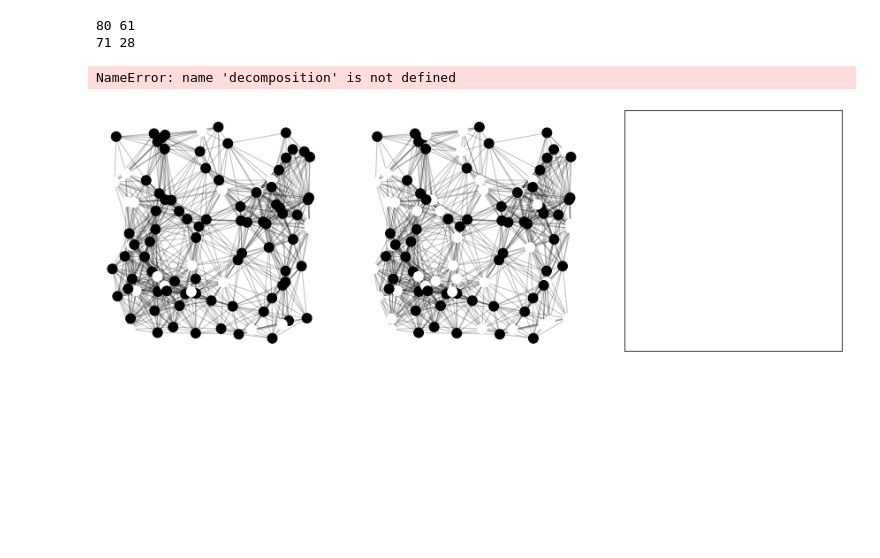
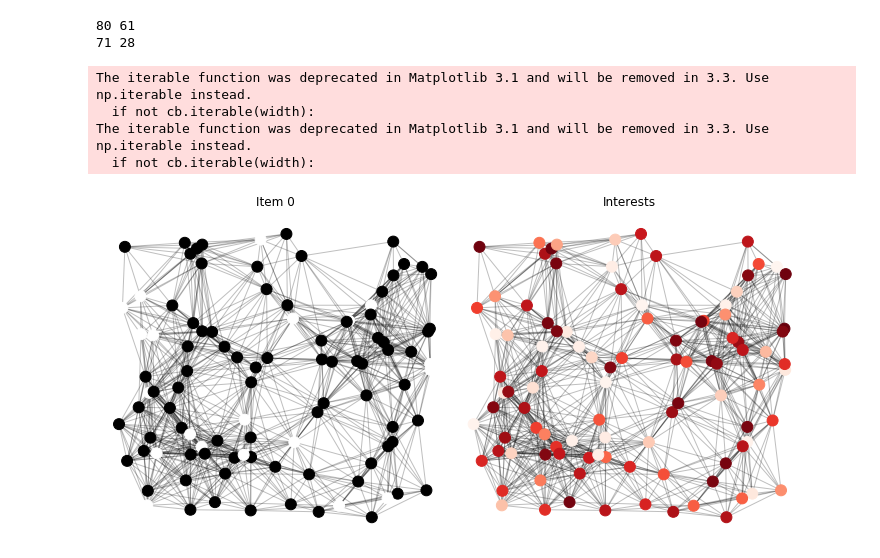
Before and after one commit to FedericoCinus/WoMG, a Jupyter notebook: src/test_version/demo.ipynb, the cells around one changed output. Saved outputs shown, nothing was run; the diff lists cells and outputs as text; code cells hidden in the pictures; blank space fills up the shorter version.

```diff
--- a/src/test_version/demo.ipynb
+++ b/src/test_version/demo.ipynb
@@ -64,9 +69,11 @@ print(df[(df.item==0)&(df.time==0)].node.count(), df[(df.item==1)&(df.time==0)].
 80 61
 71 28
 # %%
-fig, axs = plt.subplots(1,3, figsize=(15, 5))
+#fig, axs = plt.subplots(1,3, figsize=(15, 5))
+fig, axs = plt.subplots(1,2, figsize=(10, 5))
 
-for ax, item in [(axs[0], 0), (axs[1], 1), (axs[2], None)]:
+#for ax, item in [(axs[0], 0), (axs[1], 1), (axs[2], None)]:
+for ax, item in [(axs[0], 0), (axs[1], None)]:
     # color_map
     color_map = []
     for node in g:
@@ -91,35 +98,42 @@ for ax, item in [(axs[0], 0), (axs[1], 1), (axs[2], None)]:
     # gradient based on 1-dimensional interests projection
     if item==None:
         X = []
         df_interests = pd.read_csv('../Output/Users_interests2.txt', names=['interest'], sep=';')
         for node, interest in df_interests.iterrows():
             X.append(ast.literal_eval(interest[0]))
         X = np.array(X)
         pca = decomposition.PCA(n_components=1)
         pca.fit(X)
         X = pca.transform(X)
         color_map = [x[0] for x in X]
         minimum = min(color_map)
         color_map = [x+minimum for x in color_map]
 
     # color by path length from node near center
     p=nx.single_source_shortest_path_length(g,ncenter)
 
     nx.draw_networkx_edges(g,pos,nodelist=[ncenter],alpha=0.25, ax=ax)
     nx.draw_networkx_nodes(g,pos,nodelist=p.keys(),
                            node_size=120,
                            node_color=color_map,
                            cmap=plt.cm.Reds_r, ax=ax)
 
     ax.set_xlim(-0.05,1.05)
     ax.set_ylim(-0.05,1.05)
     ax.axis('off')
-
+    title = 'Item '+str(item) if item in (0,1) else 'Interests'
+    ax.set_title(title)
     #nx.draw(g, node_color=color_map, with_labels=True, ax=ax)
 
+
+plt.tight_layout()
+plt.savefig('network-items-plot.pdf')
 plt.show()
 # %% [output]
-NameError: name 'decomposition' is not defined
+The iterable function was deprecated in Matplotlib 3.1 and will be removed in 3.3. Use np.iterable instead.
+  if not cb.iterable(width):
+The iterable function was deprecated in Matplotlib 3.1 and will be removed in 3.3. Use np.iterable instead.
+  if not cb.iterable(width):
-[figure, old version]
+[figure, new version]
 # %%
 ! rm -r ../Output/
```
Also changed, not shown: parts of 3 cells of this notebook.
